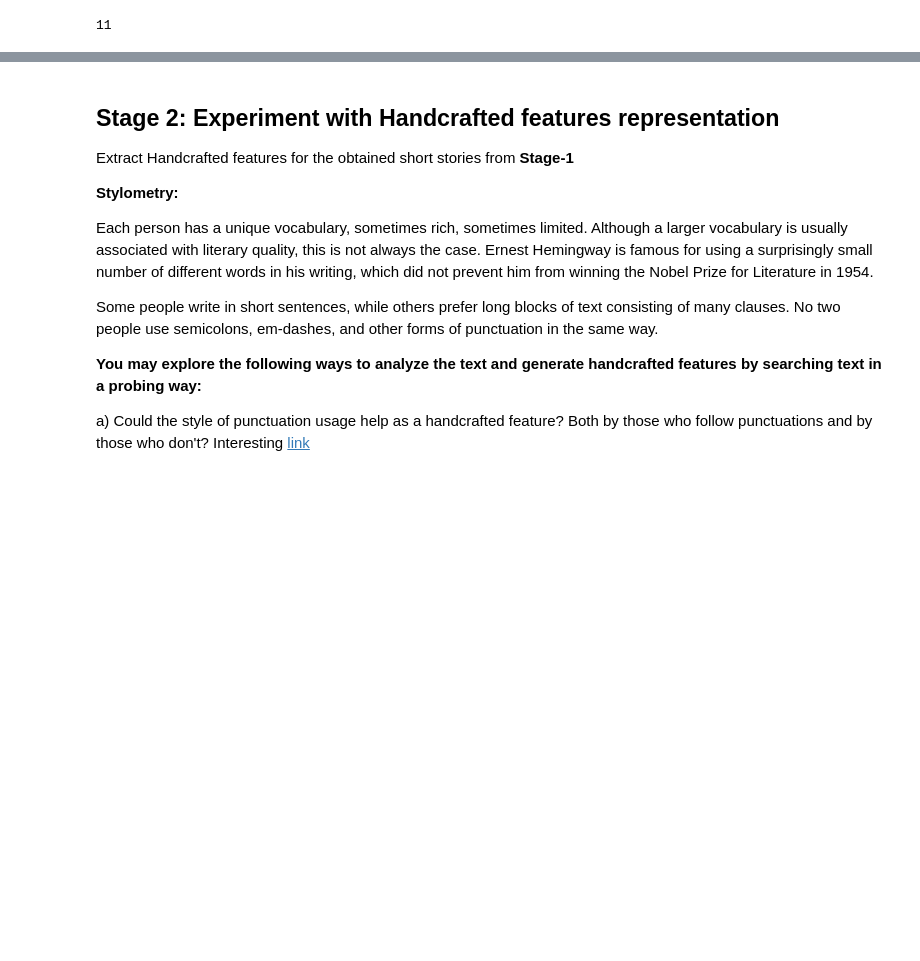
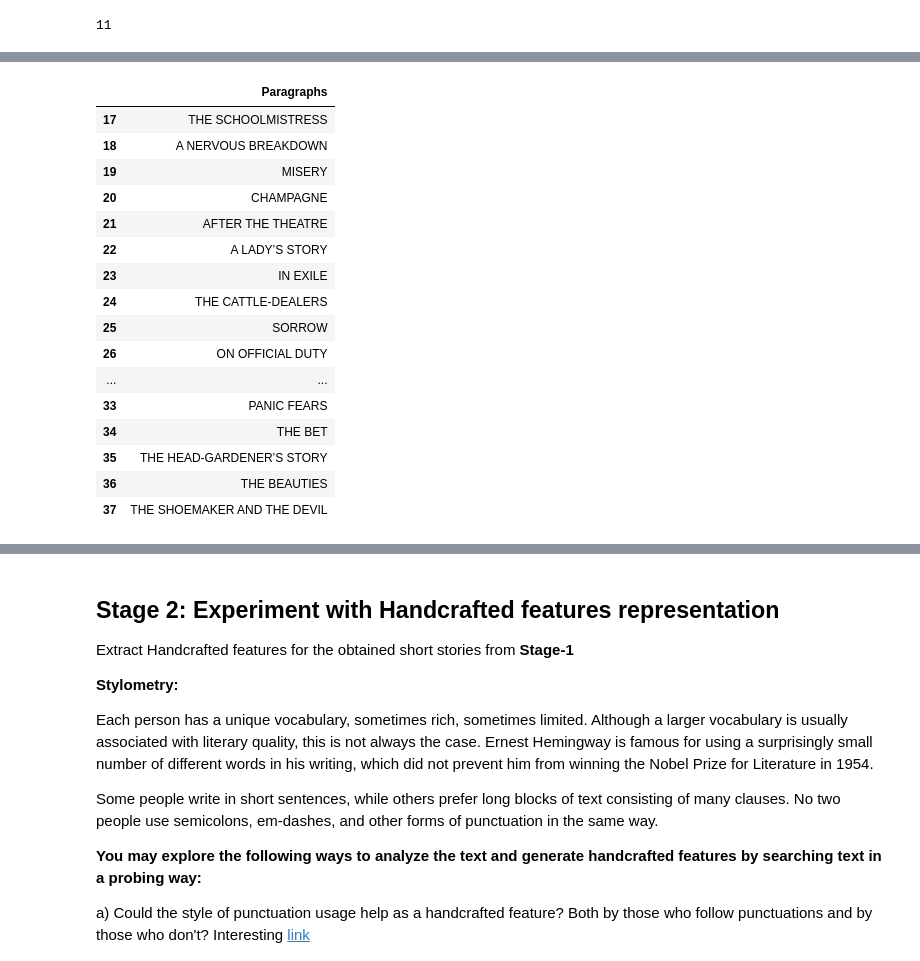
Before and after one commit to vikramvundyala/python_AI-ML, a Jupyter notebook: U2_MH1_AuthorIdentification.ipynb, the cells around one changed output, grey strips where cells are left out. Drawn from its saved outputs; the diff is of its cells as text; code cells hidden in the pictures; blank space fills up the shorter version.

```diff
--- a/U2_MH1_AuthorIdentification.ipynb
+++ b/U2_MH1_AuthorIdentification.ipynb
@@ -179,0 +162,28 @@ raw_A
+# %%
+url_1 = "https://www.gutenberg.org/files/1732/1732-0.txt"
+response_B = request.urlopen(url_1)
+raw_B = response_B.read().decode('utf8')
+
+text_split_B = re.split(r'[\r\n\r\n\r\n\r\n\r\n]', raw_B)
+len(text_split_B)
+df_1 = pd.DataFrame({'Paragraphs': [para.strip() for para in text_split_B if para.strip() != '']})
+# %%
+df_1.iloc[17:38]
+# %% [output]
+|  | Paragraphs |
+| 17 | THE SCHOOLMISTRESS |
+| 18 | A NERVOUS BREAKDOWN |
+| 19 | MISERY |
+| 20 | CHAMPAGNE |
+| 21 | AFTER THE THEATRE |
+| 22 | A LADY’S STORY |
+| 23 | IN EXILE |
+| 24 | THE CATTLE-DEALERS |
+| 25 | SORROW |
+| 26 | ON OFFICIAL DUTY |
+| ... | ... |
+| 33 | PANIC FEARS |
+| 34 | THE BET |
+| 35 | THE HEAD-GARDENER’S STORY |
+| 36 | THE BEAUTIES |
+| 37 | THE SHOEMAKER AND THE DEVIL |
```
Also changed, not shown: parts of 14 cells of this notebook.
